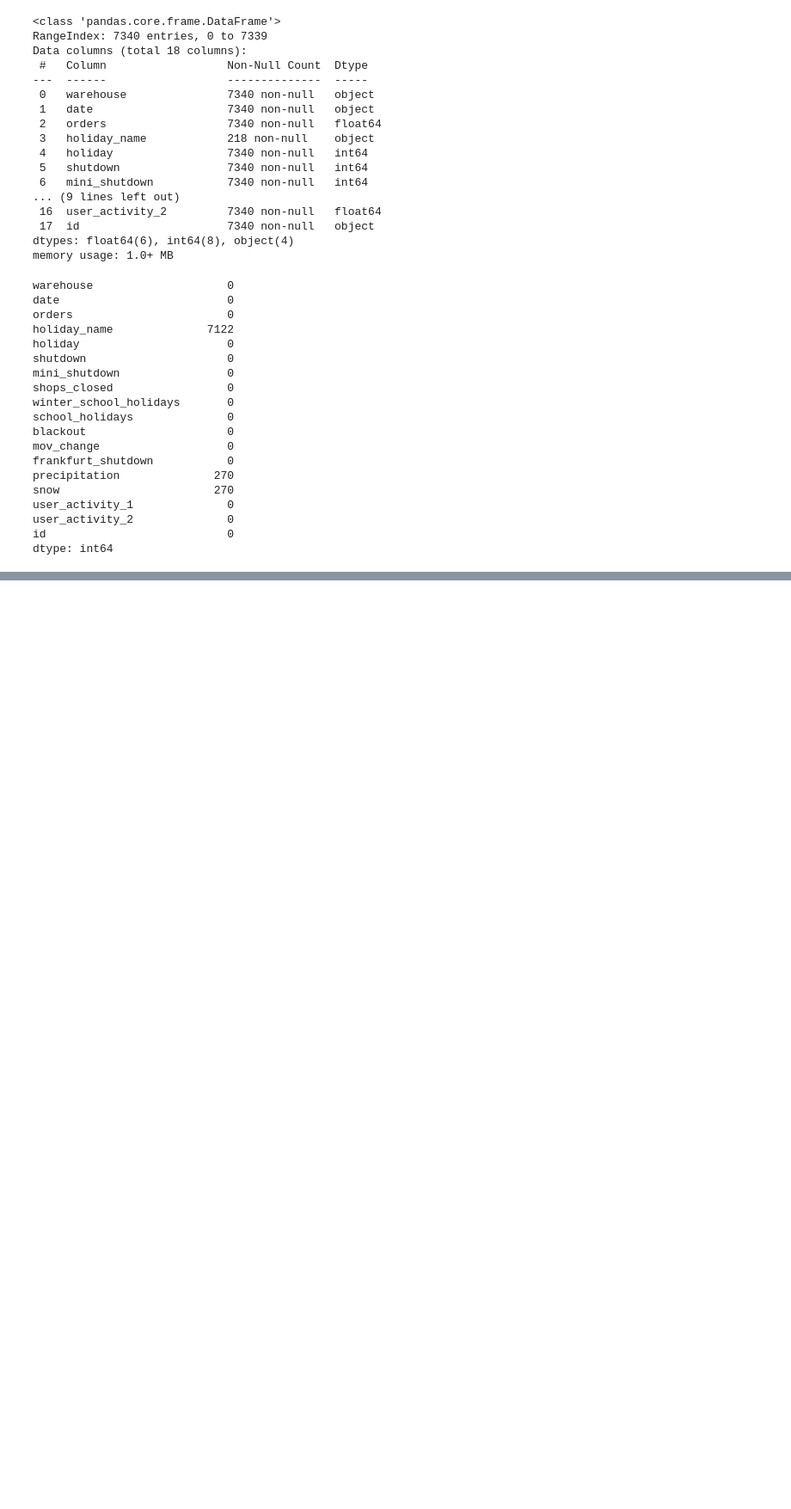
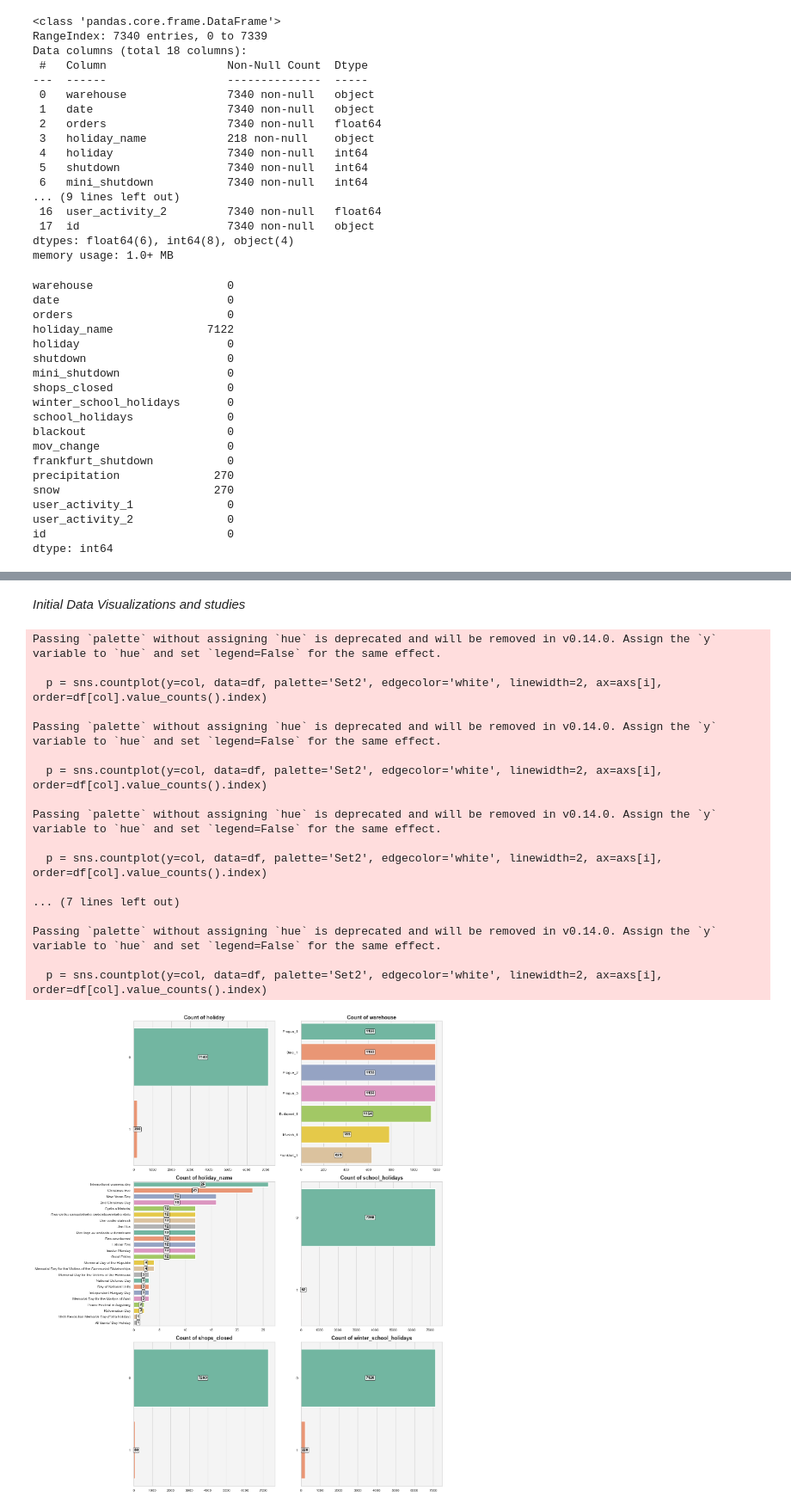
Before and after one commit to Prakartt/Rohlik_pred_KaggleComp, a Jupyter notebook: pred.ipynb, the cells around one changed output, grey strips where cells are left out. Shown: that part at 86% size. Cells and saved outputs as stored; diff of their text form; code cells hidden in the pictures; blank space fills up the shorter version.

```diff
--- a/pred.ipynb
+++ b/pred.ipynb
@@ -73,0 +89,4 @@ dtype: int64
+# %%
+#Drop unnecessary columns (Columns which are present in the test data set and hence cannot be used to predict or train)
+cols_to_drop = ['shutdown', 'mini_shutdown', 'mov_change', 'frankfurt_shutdown', 'precipitation', 'snow', 'user_activity_1', 'user_activity_2']
+train_df.drop(cols_to_drop, axis=1, inplace=True)
@@ -73,0 +113,57 @@ dtype: int64
+# %% [markdown]
+*Initial Data Visualizations and studies*
+# %%
+df = train_df
+def plot_bar_with_counts(df):
+    background_color = '#f4f4f4'
+    sns.set_theme(style="whitegrid", rc={"axes.facecolor": background_color})
+
+    # Define columns for bar plots
+    bar_columns = ['holiday', 'warehouse', 'holiday_name', 'school_holidays', 'shops_closed','winter_school_holidays']
+
+    num_plots = len(bar_columns)
+    num_rows = (num_plots + 1) // 2  # Adjust number of rows for subplot layout
+    num_cols = 2  # Set number of columns for subplot layout
+
+    # Increase the size of the figure
+    fig, axs = plt.subplots(num_rows, num_cols, figsize=(18, 7 * num_rows), dpi=80)
+    axs = axs.flatten()
+
+    for i, col in enumerate(bar_columns):
+        p = sns.countplot(y=col, data=df, palette='Set2', edgecolor='white', linewidth=2, ax=axs[i], order=df[col].value_counts().index)
+        p.set_title(f'Count of {col}', fontsize=16, weight='bold')  # Increase title font size
+        p.set_xlabel('')
+        p.set_ylabel('')
+
+        # Add counts inside bars
+        for container in p.containers:
+            p.bar_label(container, label_type='center', color="black", fontsize=12, weight='bold', padding=6,
+                        bbox={"boxstyle": "round", "pad": 0.2, "facecolor": "white", "edgecolor": "black", "linewidth": 1, "alpha": 0.8})
+
+    # Hide any unused subplots
+    for j in range(i + 1, len(axs)):
+        fig.delaxes(axs[j])
+
+    plt.tight_layout()
+    plt.show()
+
+plot_bar_with_counts(df)
+# %% [output]
+Passing `palette` without assigning `hue` is deprecated and will be removed in v0.14.0. Assign the `y` variable to `hue` and set `legend=False` for the same effect.
+
+  p = sns.countplot(y=col, data=df, palette='Set2', edgecolor='white', linewidth=2, ax=axs[i], order=df[col].value_counts().index)
+
+Passing `palette` without assigning `hue` is deprecated and will be removed in v0.14.0. Assign the `y` variable to `hue` and set `legend=False` for the same effect.
+
+  p = sns.countplot(y=col, data=df, palette='Set2', edgecolor='white', linewidth=2, ax=axs[i], order=df[col].value_counts().index)
+
+Passing `palette` without assigning `hue` is deprecated and will be removed in v0.14.0. Assign the `y` variable to `hue` and set `legend=False` for the same effect.
+
+  p = sns.countplot(y=col, data=df, palette='Set2', edgecolor='white', linewidth=2, ax=axs[i], order=df[col].value_counts().index)
+
+... (7 lines left out)
+
+Passing `palette` without assigning `hue` is deprecated and will be removed in v0.14.0. Assign the `y` variable to `hue` and set `legend=False` for the same effect.
+
+  p = sns.countplot(y=col, data=df, palette='Set2', edgecolor='white', linewidth=2, ax=axs[i], order=df[col].value_counts().index)
+[figure, added]
```
Also changed, not shown: parts of 16 cells of this notebook.
